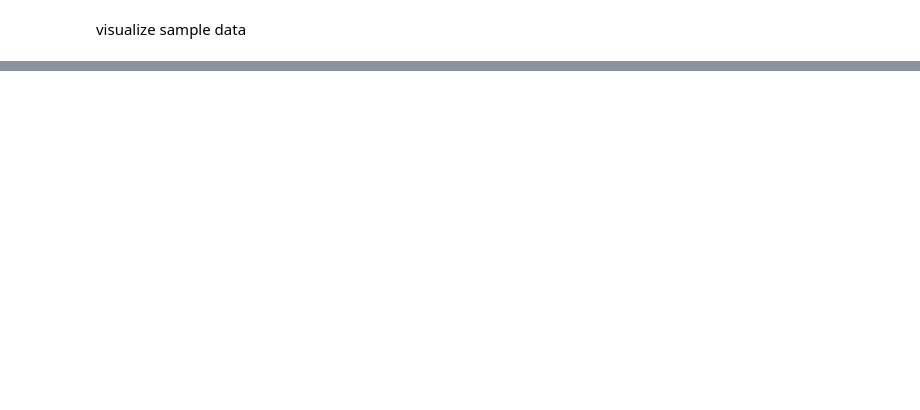
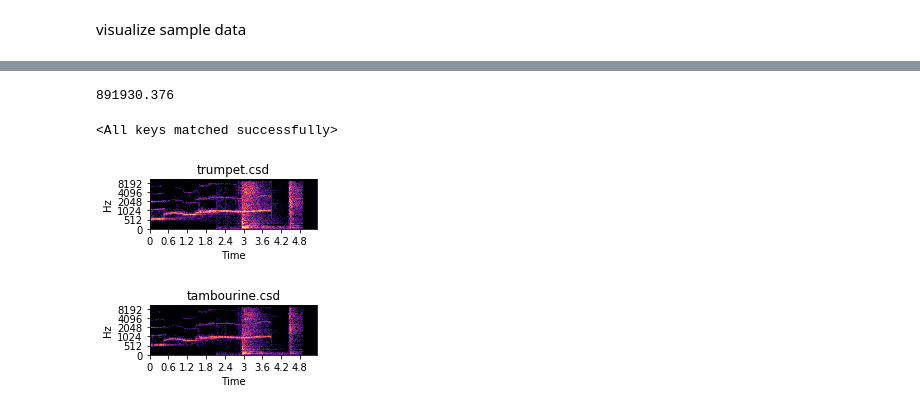
Before and after one commit to tianjunm/monaural-source-separation, a Jupyter notebook: notebooks/scratch(LSTM).ipynb, the cells around one changed output, grey strips where cells are left out. Saved outputs shown, nothing was run; the diff lists cells and outputs as text; code cells hidden in the pictures; blank space fills up the shorter version.

```diff
--- a/notebooks/scratch(LSTM).ipynb
+++ b/notebooks/scratch(LSTM).ipynb
@@ -230,0 +381,27 @@ cgts, revs = get_spects(preds.detach(), fs=fs, nperseg=nperseg, noverlap=noverla
+# %%
+snapshot['loss']
+# %% [output]
+891930.376
+# %%
+model.load_state_dict(snapshot['model_state_dict'])
+# %% [output]
+<All keys matched successfully>
+# %%
+model = model.to(device)
+model_output = model(model_input.to(device))
+# %%
+model_input = model_input.to(device)
+# %%
+M_r, M_i = model_output[:, :, 0], model_output[:, :, 1]
+Y_r = model_input[:, 0].unsqueeze(1)
+Y_i = model_input[:, 1].unsqueeze(1)
+
+S_r = M_r * Y_r - M_i * Y_i
+S_i = M_r * Y_i + M_i * Y_r
+
+predicted = torch.stack([S_r, S_i], dim=1)
+# %%
+visualize_output(predicted[batch_idx].cpu().detach(), config, 'spectrogram', class_names=sample_components)
+# %% [output]
+[figure, added]
+[figure, added]
```
Also changed, not shown: parts of 19 cells of this notebook, 18 other files.
